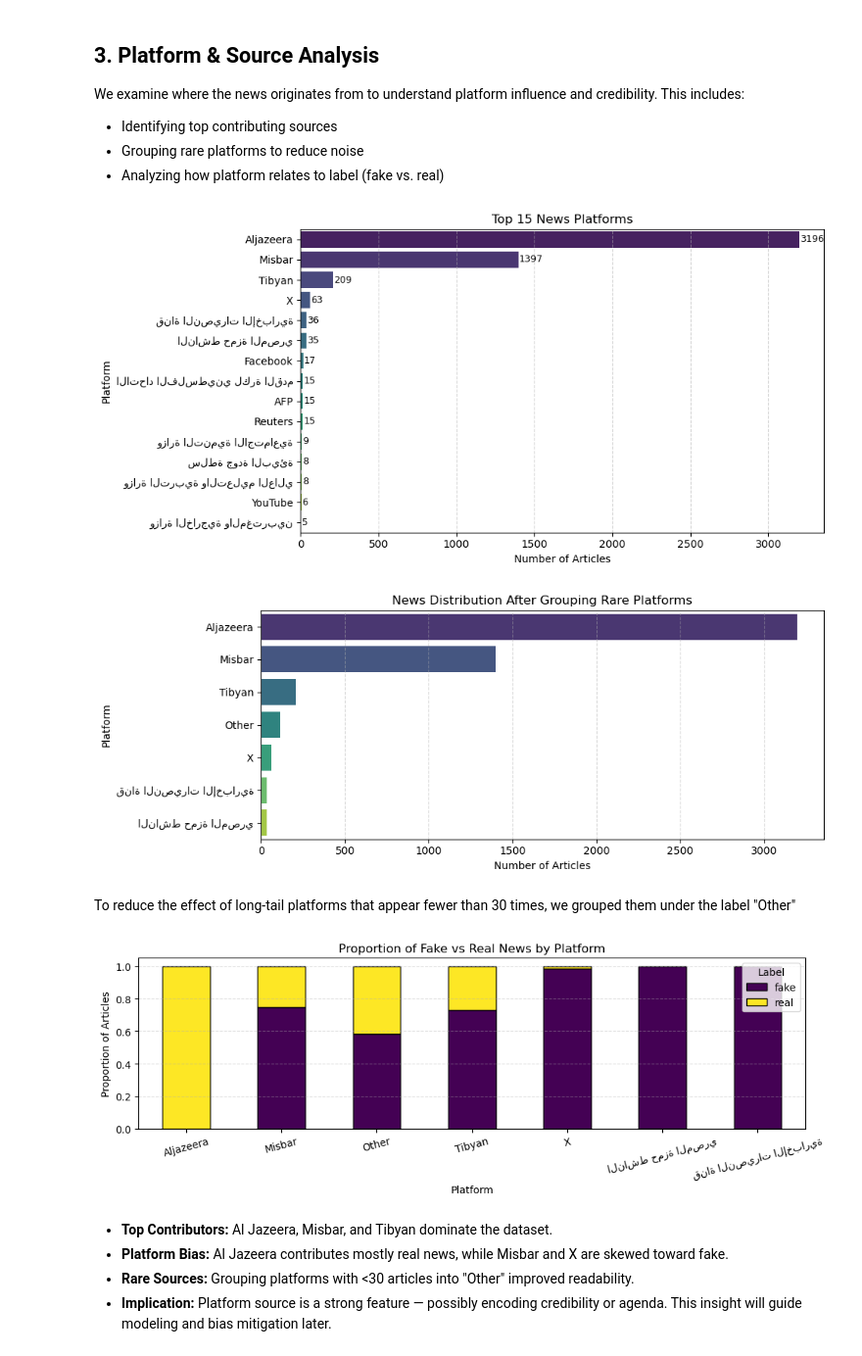
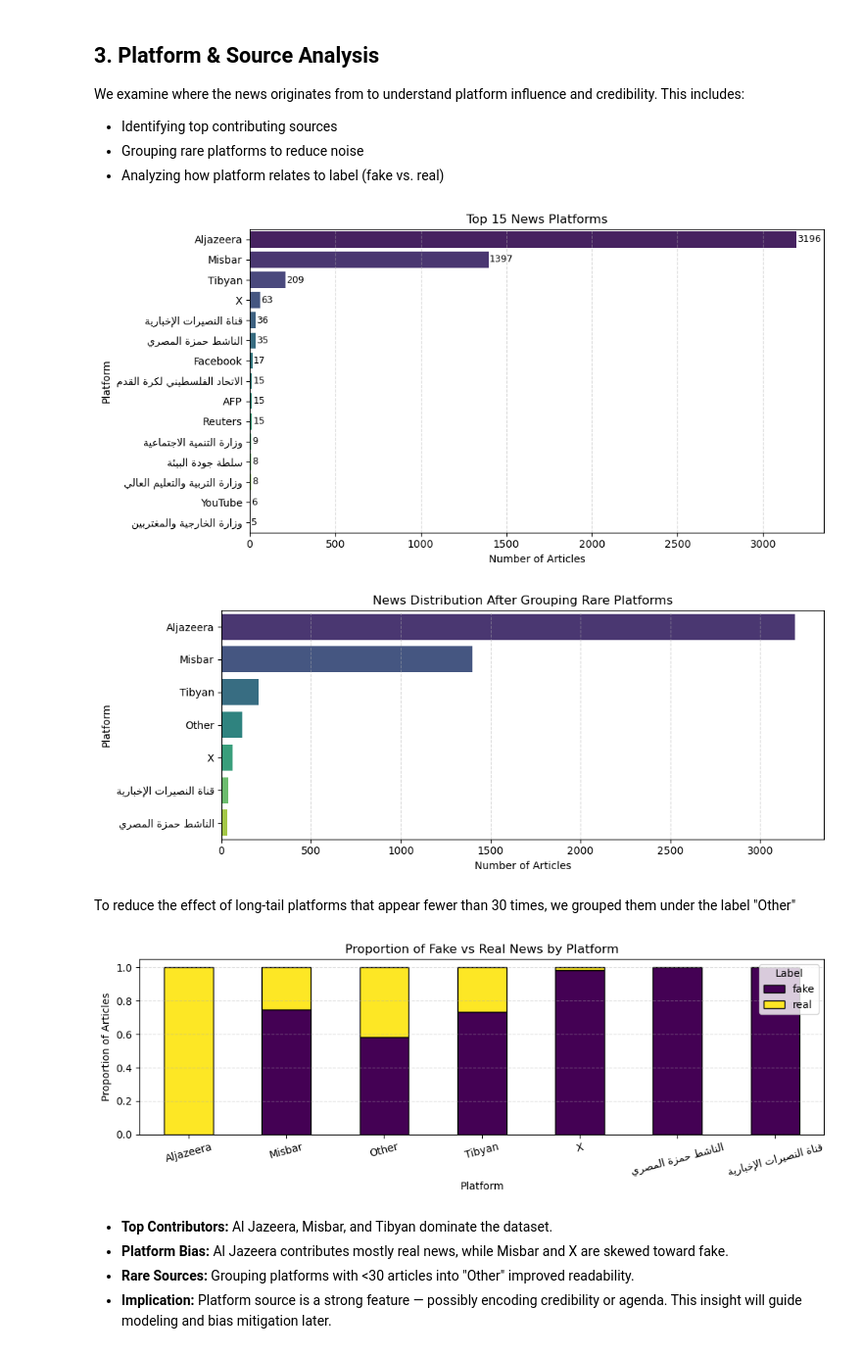
Before and after one commit to WalidAlsafadi/Haqiqa-Arabic-Fake-News-Detector, a Jupyter notebook: notebooks/EDA.ipynb, the cells around one changed output. Shown at 98% size. Drawn from its saved outputs; the diff is of its cells as text; code cells hidden in the pictures.

Commit message:
Fix Arabic text rendering in plots

```diff
--- a/notebooks/EDA.ipynb
+++ b/notebooks/EDA.ipynb
@@ -162,3 +165,15 @@ We first drop content duplicates to remove reworded headlines with same text, th
+# %%
+import arabic_reshaper
+from bidi.algorithm import get_display
+
+def reshape_arabic(text):
+    if isinstance(text, str):
+        reshaped_text = arabic_reshaper.reshape(text)
+        return get_display(reshaped_text)
+    elif isinstance(text, list):
+        return [get_display(arabic_reshaper.reshape(t)) for t in text]
+    else:
+        return text
 # %% [markdown]
 ## 2. Label Distribution
 
@@ -219,7 +232,10 @@ We examine where the news originates from to understand platform influence and c
 plt.figure(figsize=(10, 5))
 top_platforms = news_df['platform'].value_counts().head(15)
 
-sns.barplot(x=top_platforms.values, y=top_platforms.index, palette="viridis")
+# Apply Arabic reshaping to y-axis labels
+reshaped_labels = [reshape_arabic(label) for label in top_platforms.index]
+
+sns.barplot(x=top_platforms.values, y=reshaped_labels, palette="viridis")
 plt.title("Top 15 News Platforms")
 plt.xlabel("Number of Articles")
 plt.ylabel("Platform")
@@ -232,12 +248,12 @@ for i, v in enumerate(top_platforms.values):
 plt.tight_layout()
 plt.show()
 # %% [output]
-[figure, old version]
+[figure, new version]
 # %%
 # Count platform occurrences
 platform_counts = news_df['platform'].value_counts()
 
-# Set a threshold (e.g., keep only platforms with >= 10 entries)
+# Set a threshold (e.g., keep only platforms with >= 30 entries)
 threshold = 30
 
 # Create a new column grouping rare platforms as "Other"
@@ -245,47 +261,63 @@ news_df['platform_grouped'] = news_df['platform'].apply(
     lambda x: x if platform_counts[x] >= threshold else 'Other'
 )
 
-# Visualize new distribution after grouping
+# Reshape y-tick labels
+grouped_counts = news_df['platform_grouped'].value_counts()
+reshaped_labels = [reshape_arabic(label) for label in grouped_counts.index]
+
+# Plot
 plt.figure(figsize=(10, 4))
-sns.countplot(data=news_df, y='platform_grouped', order=news_df['platform_grouped'].value_counts().index, palette="viridis")
+sns.countplot(
+    data=news_df,
+    y='platform_grouped',
+    order=grouped_counts.index,
+    palette="viridis"
+)
 
 plt.title("News Distribution After Grouping Rare Platforms")
 plt.xlabel("Number of Articles")
 plt.ylabel("Platform")
 plt.grid(axis='x', linestyle='--', alpha=0.5)
+plt.grid(axis='x', linestyle='--', alpha=0.5)
+plt.yticks(ticks=range(len(reshaped_labels)), labels=reshaped_labels)
+
 plt.tight_layout()
 plt.show()
 # %% [output]
-[figure, old version]
+[figure, new version]
 # %% [markdown]
 To reduce the effect of long-tail platforms that appear fewer than 30 times, we grouped them under the label "Other"
 # %%
 # Cross-tab (normalized row-wise)
 platform_label_crosstab = pd.crosstab(
     news_df['platform_grouped'],
     news_df['label'],
     normalize='index'
 )
 
 # Plot stacked bar chart
-platform_label_crosstab.plot(
+ax = platform_label_crosstab.plot(
     kind='bar',
     stacked=True,
     figsize=(10, 5),
     colormap='viridis',
     edgecolor='black'
 )
 
 plt.title("Proportion of Fake vs Real News by Platform")
 plt.xlabel("Platform")
 plt.ylabel("Proportion of Articles")
 plt.legend(title="Label", loc='upper right')
 plt.grid(axis='y', linestyle='--', alpha=0.4)
 plt.tight_layout()
-plt.xticks(rotation=15)
+
+# Reshape Arabic x-tick labels (platform names)
+reshaped_xtick_labels = [reshape_arabic(label) for label in platform_label_crosstab.index]
+ax.set_xticklabels(reshaped_xtick_labels, rotation=15)
+
 plt.show()
 # %% [output]
-[figure, old version]
+[figure, new version]
 # %% [markdown]
 
 - **Top Contributors:** Al Jazeera, Misbar, and Tibyan dominate the dataset.
```
Also changed, not shown: parts of 13 cells of this notebook.
